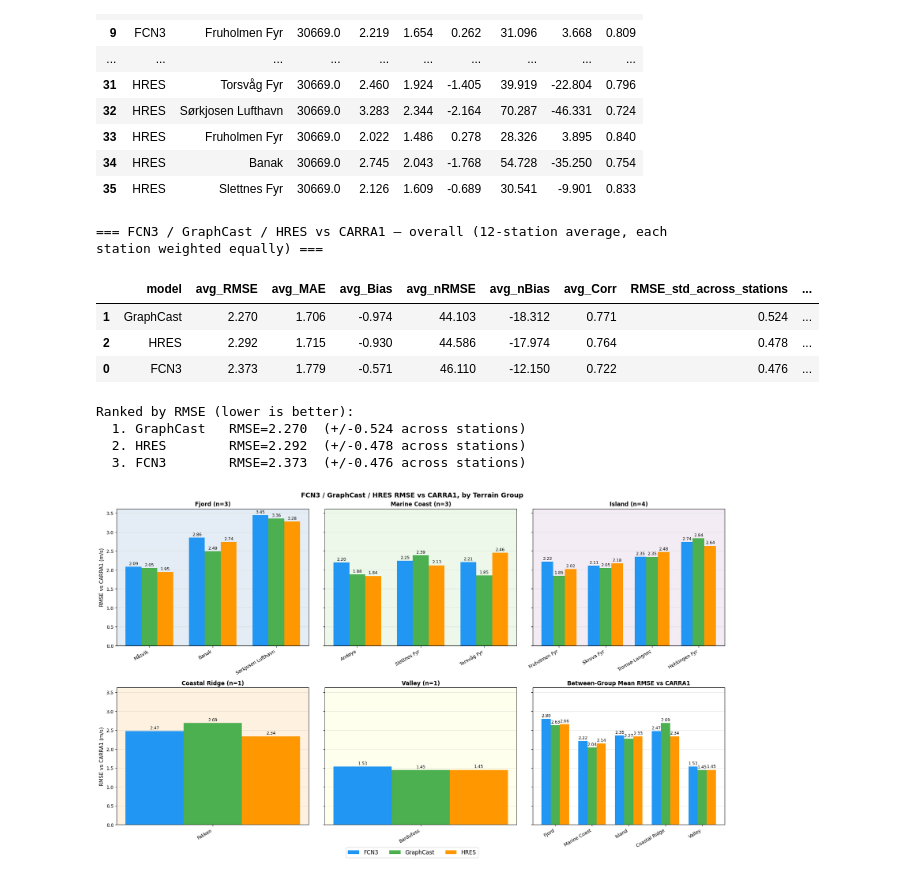
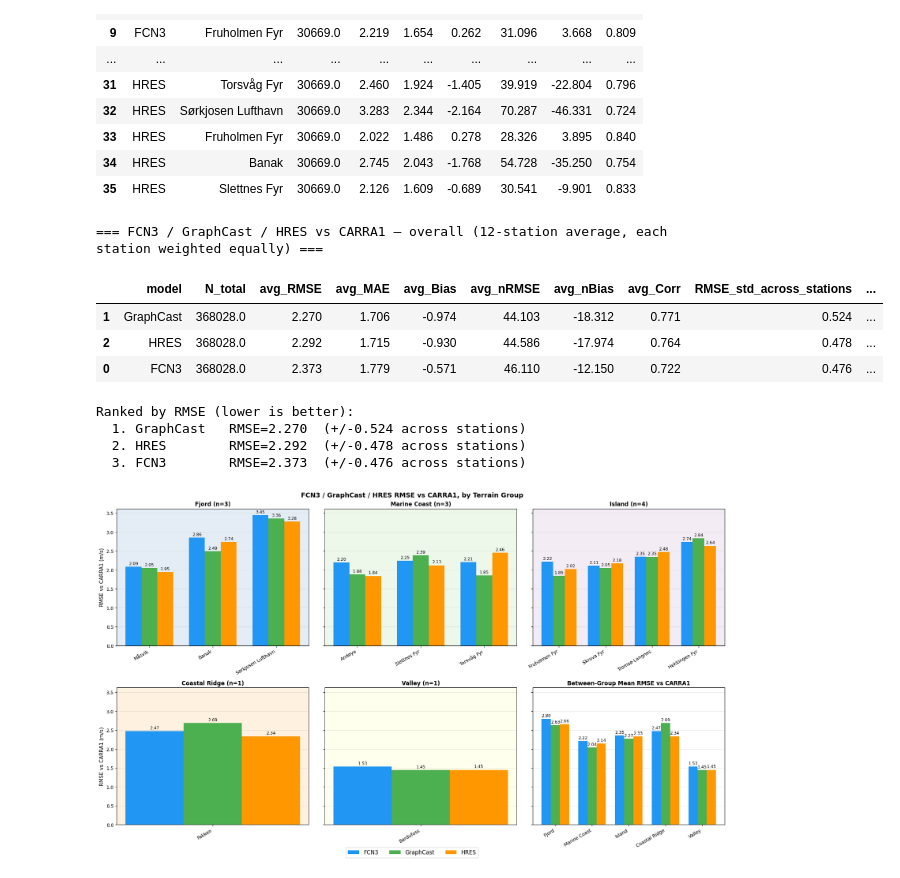
Before and after one commit to chensy618/WF-experiments, a Jupyter notebook: experiments/notebooks/carra_vs_models_comparison.ipynb, the cells around one changed output. Drawn from its saved outputs; the diff is of its cells as text; code cells hidden in the pictures.

```diff
--- a/experiments/notebooks/carra_vs_models_comparison.ipynb
+++ b/experiments/notebooks/carra_vs_models_comparison.ipynb
@@ -472,27 +479,29 @@ display(metrics_vs_carra_station.assign(station=lambda d: d['station'].map(lambd
 # %%
 # 4.0 Overall summary: station-level average per model (each of the 12 stations weighted
 # equally, not pooled samples), plus station-to-station std — same convention used for the
 # vs-Obs / vs-ERA5 summary tables elsewhere in this project.
 avg_metrics_vs_carra = (metrics_vs_carra_station.groupby('model')
-                         .agg(avg_RMSE=('RMSE', 'mean'), avg_MAE=('MAE', 'mean'), avg_Bias=('Bias', 'mean'),
+                         .agg(N_total=('N', 'sum'),
+                              avg_RMSE=('RMSE', 'mean'), avg_MAE=('MAE', 'mean'), avg_Bias=('Bias', 'mean'),
                               avg_nRMSE=('nRMSE', 'mean'), avg_nBias=('nBias', 'mean'), avg_Corr=('Corr', 'mean'))
                          .reset_index())
-_std = (metrics_vs_carra_station.groupby('model')[['RMSE', 'Bias']].std()
-        .rename(columns={'RMSE': 'RMSE_std_across_stations', 'Bias': 'Bias_std_across_stations'}))
+_std = (metrics_vs_carra_station.groupby('model')[['RMSE', 'nRMSE', 'Bias', 'nBias']].std()
+        .rename(columns={'RMSE': 'RMSE_std_across_stations', 'nRMSE': 'nRMSE_std_across_stations',
+                          'Bias': 'Bias_std_across_stations', 'nBias': 'nBias_std_across_stations'}))
 avg_metrics_vs_carra = avg_metrics_vs_carra.merge(_std.reset_index(), on='model').sort_values('avg_RMSE')
 
 print('=== FCN3 / GraphCast / HRES vs CARRA1 — overall (12-station average, each station weighted equally) ===')
 display(avg_metrics_vs_carra.round(3))
 print()
 print('Ranked by RMSE (lower is better):')
 for i, row in enumerate(avg_metrics_vs_carra.itertuples(), 1):
     print(f'  {i}. {row.model:10s}  RMSE={row.avg_RMSE:.3f}  (+/-{row.RMSE_std_across_stations:.3f} across stations)')
 # %% [output]
 === FCN3 / GraphCast / HRES vs CARRA1 — overall (12-station average, each station weighted equally) ===
-|  | model | avg_RMSE | avg_MAE | avg_Bias | avg_nRMSE | avg_nBias | avg_Corr | RMSE_std_across_stations | ... |
-| 1 | GraphCast | 2.270 | 1.706 | -0.974 | 44.103 | -18.312 | 0.771 | 0.524 | ... |
-| 2 | HRES | 2.292 | 1.715 | -0.930 | 44.586 | -17.974 | 0.764 | 0.478 | ... |
-| 0 | FCN3 | 2.373 | 1.779 | -0.571 | 46.110 | -12.150 | 0.722 | 0.476 | ... |
+|  | model | N_total | avg_RMSE | avg_MAE | avg_Bias | avg_nRMSE | avg_nBias | avg_Corr | RMSE_std_across_stations | ... |
+| 1 | GraphCast | 368028.0 | 2.270 | 1.706 | -0.974 | 44.103 | -18.312 | 0.771 | 0.524 | ... |
+| 2 | HRES | 368028.0 | 2.292 | 1.715 | -0.930 | 44.586 | -17.974 | 0.764 | 0.478 | ... |
+| 0 | FCN3 | 368028.0 | 2.373 | 1.779 | -0.571 | 46.110 | -12.150 | 0.722 | 0.476 | ... |
 Ranked by RMSE (lower is better):
   1. GraphCast   RMSE=2.270  (+/-0.524 across stations)
   2. HRES        RMSE=2.292  (+/-0.478 across stations)
```
Also changed, not shown: parts of 6 cells of this notebook.
